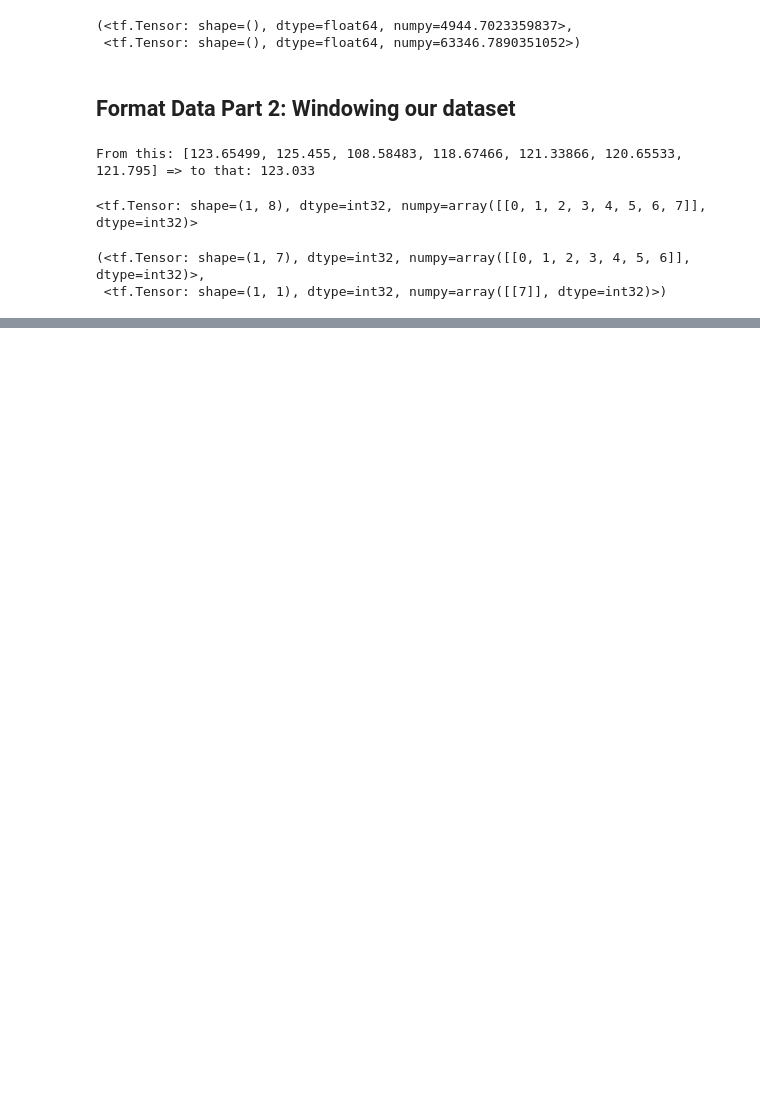
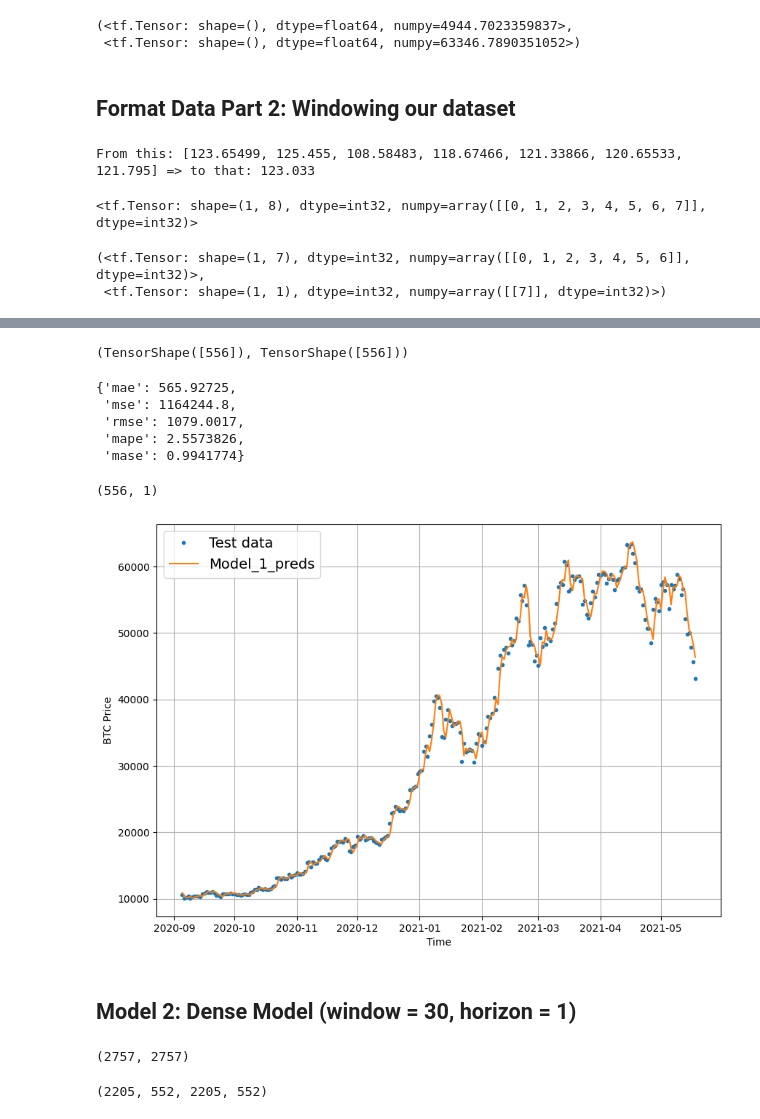
Before and after one commit to random-words/colab-notebooks, a Jupyter notebook: 10__time_series_forecasting.ipynb, the cells around one changed output, grey strips where cells are left out. Drawn from its saved outputs; the diff is of its cells as text; code cells hidden in the pictures; blank space fills up the shorter version.

```diff
--- a/10__time_series_forecasting.ipynb
+++ b/10__time_series_forecasting.ipynb
@@ -346,0 +431,4 @@ test_window, test_label
+# %%
+# Create train/test windows
+train_windows, test_windows, train_labels, test_labels = make_train_test_splits(full_windows, full_labels)
+len(train_windows), len(test_windows), len(train_labels), len(test_labels)
@@ -346,0 +550,4 @@ test_window, test_label
+# %%
+# Load in saved best performing model_1 and evaluate
+model_1 = tf.keras.models.load_model("/content/model_experiments/model_1_dense.keras")
+model_1.evaluate(test_windows, test_labels)
@@ -346,0 +559,8 @@ test_window, test_label
+# %%
+def make_preds(model, input_data):
+  forecast = model.predict(input_data)
+  return tf.squeeze(forecast) # 1D array of preds
+# %%
+# Make preds
+model_1_preds = make_preds(model_1, test_windows)
+len(model_1_preds), model_1_preds[:10]
@@ -346,0 +573,34 @@ test_window, test_label
+# %%
+tf.squeeze(test_labels).shape, model_1_preds.shape
+# %% [output]
+(TensorShape([556]), TensorShape([556]))
+# %%
+# Evaluate preds
+model_1_results = evaluate_preds(y_true=tf.squeeze(test_labels),
+                                 y_pred=model_1_preds)
+model_1_results
+# %% [output]
+{'mae': 565.92725,
+ 'mse': 1164244.8,
+ 'rmse': 1079.0017,
+ 'mape': 2.5573826,
+ 'mase': 0.9941774}
+# %%
+test_labels.shape
+# %% [output]
+(556, 1)
+# %%
+# Plot preds
+offset=300
+plt.figure(figsize=(10, 7))
+# Ensure correct plotting
+plot_time_series(timesteps=X_test[-len(test_windows):], values=test_labels[:, 0],
+                 start=offset, label="Test data")
+
+plot_time_series(timesteps=X_test[-len(test_windows):],
+                 values=model_1_preds, format="-",
+                 start=offset, label="Model_1_preds")
+# %% [output]
+[figure, added]
+# %% [markdown]
+## Model 2: Dense Model (window = 30, horizon = 1)
@@ -346,0 +610,13 @@ test_window, test_label
+# %%
+# Make appropriate sizes for data
+full_windows, full_labels = make_windows(prices, window_size=WINDOW_SIZE,
+                                         horizon=HORIZON)
+len(full_windows), len(full_labels)
+# %% [output]
+(2757, 2757)
+# %%
+# Make train test windows
+train_windows, test_windows, train_labels, test_labels = make_train_test_splits(full_windows, full_labels)
+len(train_windows), len(test_windows), len(train_labels), len(test_labels)
+# %% [output]
+(2205, 552, 2205, 552)
```
Also changed, not shown: parts of 68 cells of this notebook.
